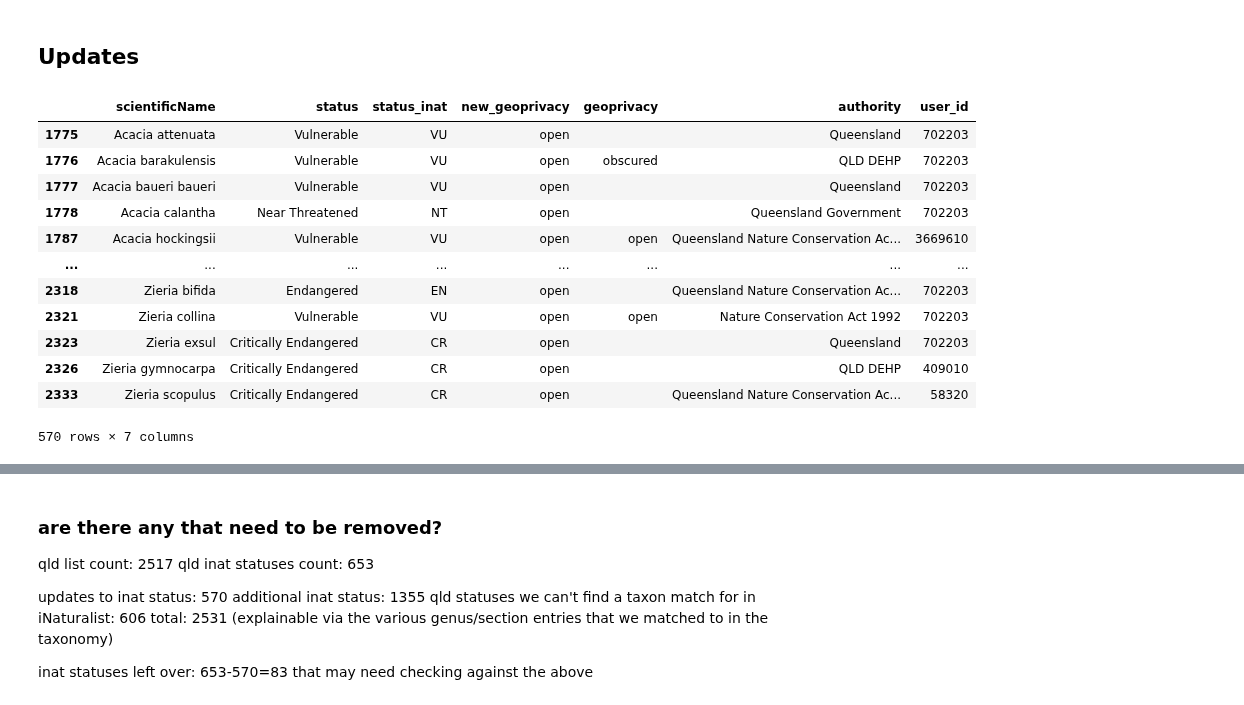
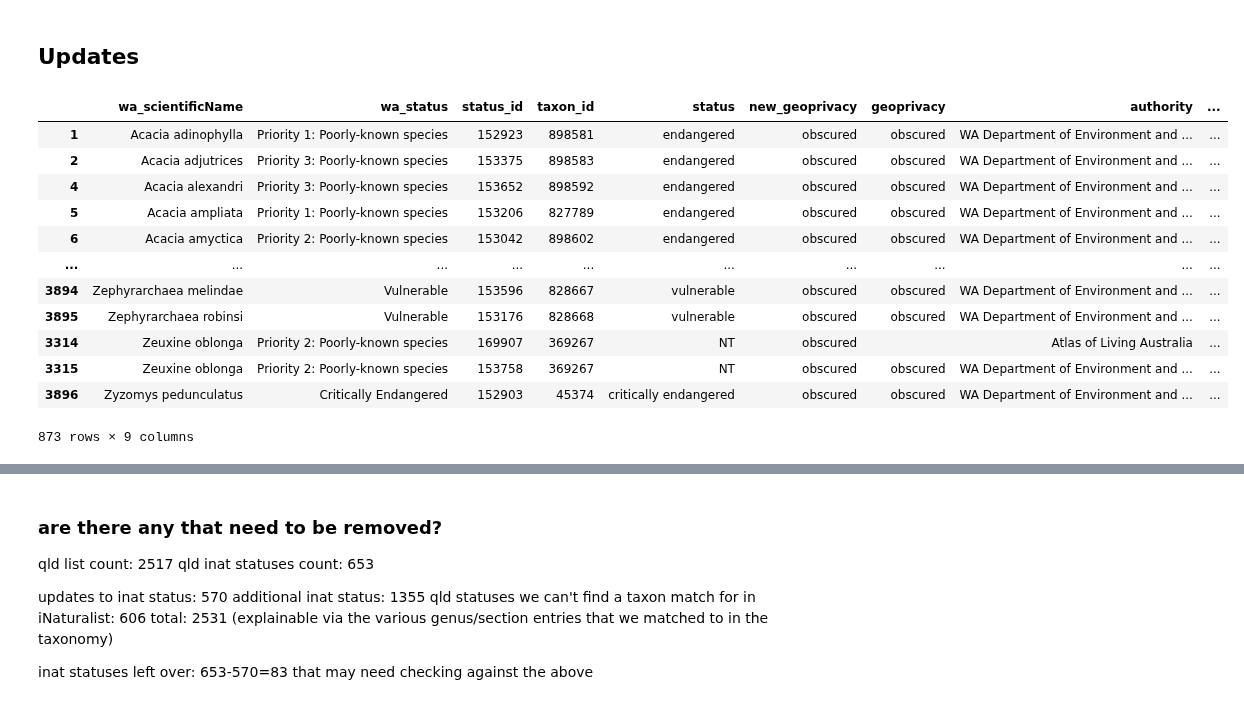
Before and after one commit to AtlasOfLivingAustralia/authoritative-lists, a Jupyter notebook: source-code/py-notebook/inaturalist-statuses/wa.ipynb, the cells around one changed output, grey strips where cells are left out. Saved outputs shown, nothing was run; the diff lists cells and outputs as text; code cells hidden in the pictures.

```diff
--- a/source-code/py-notebook/inaturalist-statuses/wa.ipynb
+++ b/source-code/py-notebook/inaturalist-statuses/wa.ipynb
@@ -168,0 +182,8 @@ statelist
+# %%
+alasensitivelist = alasensitivelist[~alasensitivelist['type'].isin(['INFORMAL','CULTIVAR','HYBRID']) ] # remove 543 INFORMAL, 3 CULTIVAR, 14 HYBRID
+alasensitivelist['wa_geoprivacy'] = 'obscured'
+alasensitivelist['wa_taxonID'] = alasensitivelist['taxonId']#.apply(lambda x: int(float(x)))
+alasensitivelist['wa_scientificName'] = alasensitivelist['canonicalName']
+alasensitivelist['wa_status'] = alasensitivelist['status']
+statelist = pd.DataFrame(alasensitivelist[['wa_taxonID','wa_scientificName','wa_status','wa_geoprivacy','lsid']])
+statelist
@@ -219,16 +223,23 @@ statelist[['status','new_wa_status']].drop_duplicates()
 # %%
+# these will be used to populate the iucn_equivalent field
 iucnStatusMappings = {
+    'conservation dependent': 'Vulnerable',
     'critically endangered': 'Critically Endangered',
+    'endangered':'Endangered',
+    'extinct':'Extinct',
+    'migratory':'Vulnerable',
+    'other specially protencted':'Vulnerable',
+    'priority 1: poorly-known species':'Data Deficient',
+    'priority 2: poorly-known species':'Data Deficient',
+    'priority 3: poorly-known species':'Data Deficient',
+    'priority 4: rare, near threatened':'Vulnerable',
     'vulnerable':'Vulnerable',
     'not evaluated':'Not Evaluated',
     'data deficient':'Data Deficient',
     'least concern':'Least Concern',
     'special least concern':'Least Concern',
     'near threatened':'Near Threatened',
-    'endangered':'Endangered',
     'extinct in the wild':'Extinct in the Wild',
-    'extinct':'Extinct',
-    'confidential':'Vulnerable'
 }
 # %% [markdown]
 ### 5. Determine best place ID to use
@@ -255,6 +262,6 @@ Name: place_id, dtype: int64
 3. Merge the other direction to see if there are deletes?
 # %%
 # join to see which lists already have a status in inaturalist based on scientificName
-mergedstatuses = statelist[['waTaxonID','scientificName','new_wa_status','wa_geoprivacy']].merge(inatstatuses[['status_id','scientificName','taxon_id','user_id','description','iucn','authority','status','geoprivacy','place_id','place_display_name']],how="left",left_on='scientificName',right_on='scientificName',suffixes=(None,'_inat')).sort_values(['scientificName'])
+mergedstatuses = statelist[['wa_taxonID','wa_scientificName','wa_status','wa_geoprivacy','lsid']].merge(inatstatuses[['status_id','scientificName','taxon_id','user_id','description','iucn','authority','status','geoprivacy','place_id','place_display_name']],how="left",left_on='wa_scientificName',right_on='scientificName',suffixes=(None,'_inat')).sort_values(['scientificName'])
 mergedstatuses
 # %% [output]
@@ -277,19 +284,19 @@ mergedstatuses
 # Taxon_Name,Status,Authority,IUCN_equivalent,Description,iNaturalist_Place_ID,url,Taxon_Geoprivacy,Username,taxon_id
 # updates
 # action,taxon_name,id,taxon_id,status,iucn_equivalent,authority,url,geoprivacy,place_id,username
-mergedstatuses['new_authority'] = "WA Deparment of Biodiversity, Conservation and Attractions"
-mergedstatuses['new_description'] = "Listed as Confidential - refer to https://www.data.qld.gov.au/dataset/queensland-confidential-species"
-#mergedstatuses['new_url'] = "https://apps.des.qld.gov.au/species-search/details/?id=" + mergedstatuses['wildnetTaxonID'].astype(str)
+#mergedstatuses['new_description'] = "Listed as sensitive - refer to https://www.dpaw.wa.gov.au/plants-and-animals/threatened-species-and-communities"
+# url is either a florabase url or bie page
 florabaseurl = "https://florabase.dpaw.wa.gov.au/browse/profile/"
-biesearchurl = "https://bie.ala.org.au/species/https://id.biodiversity.org.au/node/apni/2894366"
-mergedstatuses['new_url'] = mergedstatuses.apply(lambda x: biesearchurl + x['lsid'] if pd.isna(x['waTaxonID']) else florabaseurl + x['waTaxonID'],axis=1)
+biesearchurl = "https://bie.ala.org.au/species/" # eg + "https://id.biodiversity.org.au/node/apni/2894366"
+mergedstatuses['new_url'] = mergedstatuses.apply(lambda x: biesearchurl + x['lsid'] if pd.isna(x['wa_taxonID']) else florabaseurl + x['wa_taxonID'],axis=1)
 floradescrurl = "Listed as Confidential - refer to https://www.dpaw.wa.gov.au/plants-and-animals/threatened-species-and-communities/threatened-plants"
 faunadescrurl = "Listed as Confidential - refer to https://www.dpaw.wa.gov.au/plants-and-animals/threatened-species-and-communities/threatened-animals"
-mergedstatuses['new_description'] = mergedstatuses.apply(lambda x: faunadescrurl if pd.isna(x['waTaxonID']) else floradescrurl,axis=1)
-mergedstatuses.rename(columns={'wildnet_geoprivacy':'new_geoprivacy'},inplace=True)
-mergedstatuses['new_place_id'] = '7308'  # Queensland, AU
+mergedstatuses['new_description'] = mergedstatuses.apply(lambda x: faunadescrurl if pd.isna(x['wa_taxonID']) else floradescrurl,axis=1)
+mergedstatuses['new_authority'] = "WA Deparment of Biodiversity, Conservation and Attractions"
+mergedstatuses.rename(columns={'wa_geoprivacy':'new_geoprivacy'},inplace=True)
+mergedstatuses['new_place_id'] = '6827'  # Queensland, AU
 mergedstatuses['new_username'] = 'peggydnew'
 mergedstatuses['new_iucn_equivalent'] = mergedstatuses['status'].str.lower().str.strip().map(iucnStatusMappings).fillna('Vulnerable') # map to dictionary
-mergedstatuses['new_status'] = mergedstatuses['status'].fillna('Confidential')
+mergedstatuses['new_status'] = mergedstatuses['wa_status'].fillna('Sensitive')
 mergedstatuses
 # %% [output]
@@ -310,21 +317,21 @@ mergedstatuses
 ## Updates
 # %%
 # those that need to be updated - we found a status
-mergedstatuses[mergedstatuses['status_id'].notnull()][['scientificName','status','status_inat','new_geoprivacy','geoprivacy','authority','user_id']]
+mergedstatuses[mergedstatuses['status_id'].notnull()][['wa_scientificName','wa_status','status_id','taxon_id','status','new_geoprivacy','geoprivacy','authority','user_id']]
 # %% [output]
-|  | scientificName | status | status_inat | new_geoprivacy | geoprivacy | authority | user_id |
-| 1775 | Acacia attenuata | Vulnerable | VU | open |  | Queensland | 702203 |
-| 1776 | Acacia barakulensis | Vulnerable | VU | open | obscured | QLD DEHP | 702203 |
-| 1777 | Acacia baueri baueri | Vulnerable | VU | open |  | Queensland | 702203 |
-| 1778 | Acacia calantha | Near Threatened | NT | open |  | Queensland Government | 702203 |
-| 1787 | Acacia hockingsii | Vulnerable | VU | open | open | Queensland Nature Conservation Ac... | 3669610 |
-| ... | ... | ... | ... | ... | ... | ... | ... |
-| 2318 | Zieria bifida | Endangered | EN | open |  | Queensland Nature Conservation Ac... | 702203 |
-| 2321 | Zieria collina | Vulnerable | VU | open | open | Nature Conservation Act 1992 | 702203 |
-| 2323 | Zieria exsul | Critically Endangered | CR | open |  | Queensland | 702203 |
-| 2326 | Zieria gymnocarpa | Critically Endangered | CR | open |  | QLD DEHP | 409010 |
-| 2333 | Zieria scopulus | Critically Endangered | CR | open |  | Queensland Nature Conservation Ac... | 58320 |
+|  | wa_scientificName | wa_status | status_id | taxon_id | status | new_geoprivacy | geoprivacy | authority | ... |
+| 1 | Acacia adinophylla | Priority 1: Poorly-known species | 152923 | 898581 | endangered | obscured | obscured | WA Department of Environment and ... | ... |
+| 2 | Acacia adjutrices | Priority 3: Poorly-known species | 153375 | 898583 | endangered | obscured | obscured | WA Department of Environment and ... | ... |
+| 4 | Acacia alexandri | Priority 3: Poorly-known species | 153652 | 898592 | endangered | obscured | obscured | WA Department of Environment and ... | ... |
+| 5 | Acacia ampliata | Priority 1: Poorly-known species | 153206 | 827789 | endangered | obscured | obscured | WA Department of Environment and ... | ... |
+| 6 | Acacia amyctica | Priority 2: Poorly-known species | 153042 | 898602 | endangered | obscured | obscured | WA Department of Environment and ... | ... |
+| ... | ... | ... | ... | ... | ... | ... | ... | ... | ... |
+| 3894 | Zephyrarchaea melindae | Vulnerable | 153596 | 828667 | vulnerable | obscured | obscured | WA Department of Environment and ... | ... |
+| 3895 | Zephyrarchaea robinsi | Vulnerable | 153176 | 828668 | vulnerable | obscured | obscured | WA Department of Environment and ... | ... |
+| 3314 | Zeuxine oblonga | Priority 2: Poorly-known species | 169907 | 369267 | NT | obscured |  | Atlas of Living Australia | ... |
+| 3315 | Zeuxine oblonga | Priority 2: Poorly-known species | 153758 | 369267 | NT | obscured | obscured | WA Department of Environment and ... | ... |
+| 3896 | Zyzomys pedunculatus | Critically Endangered | 152903 | 45374 | critically endangered | obscured | obscured | WA Department of Environment and ... | ... |
-570 rows × 7 columns
+873 rows × 9 columns
 # %%
 # updates - create the data frame
 # action,taxon_name,id,taxon_id,status,iucn_equivalent,authority,url,geoprivacy,place_id,username,description
```
Also changed, not shown: parts of 25 cells of this notebook, 1 other file.
